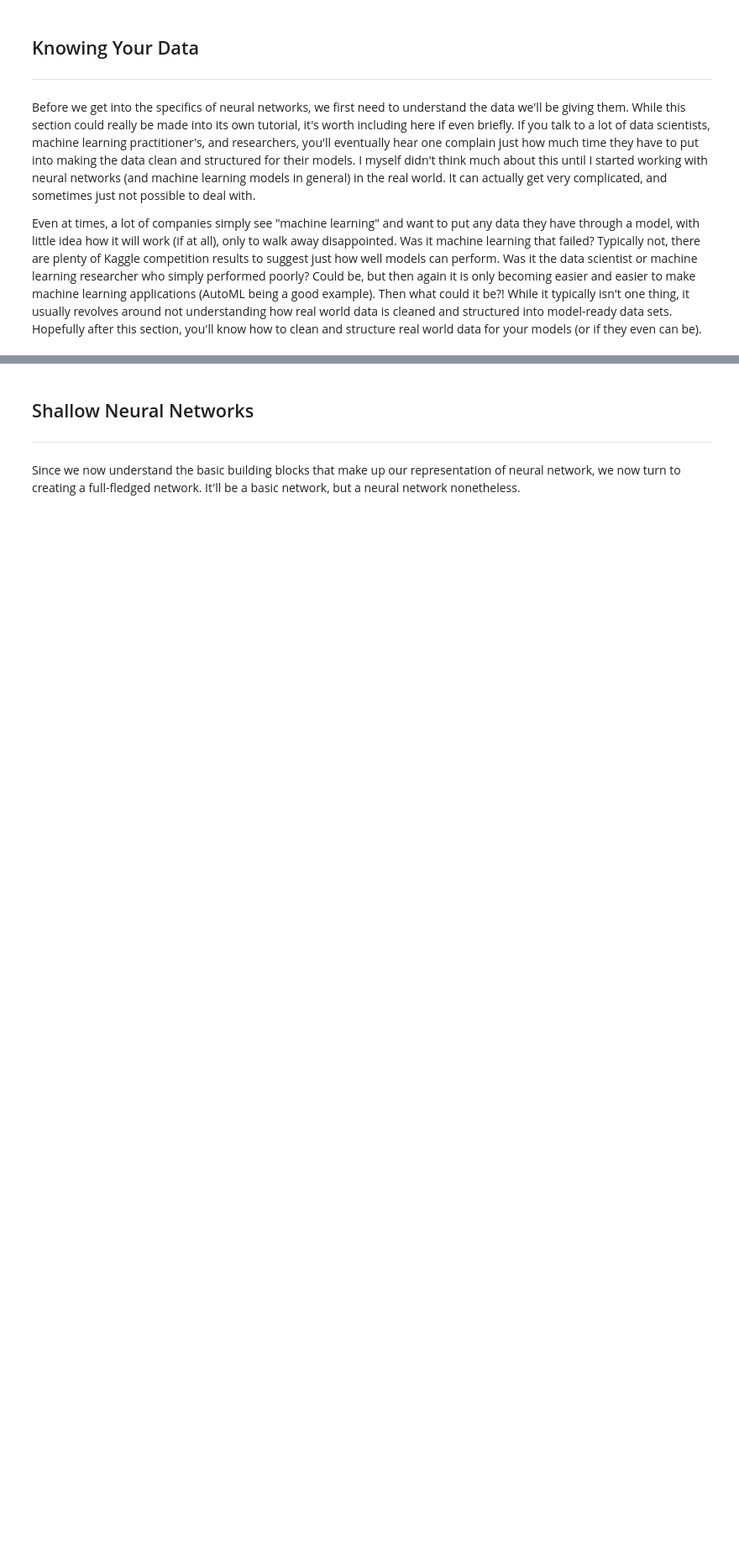
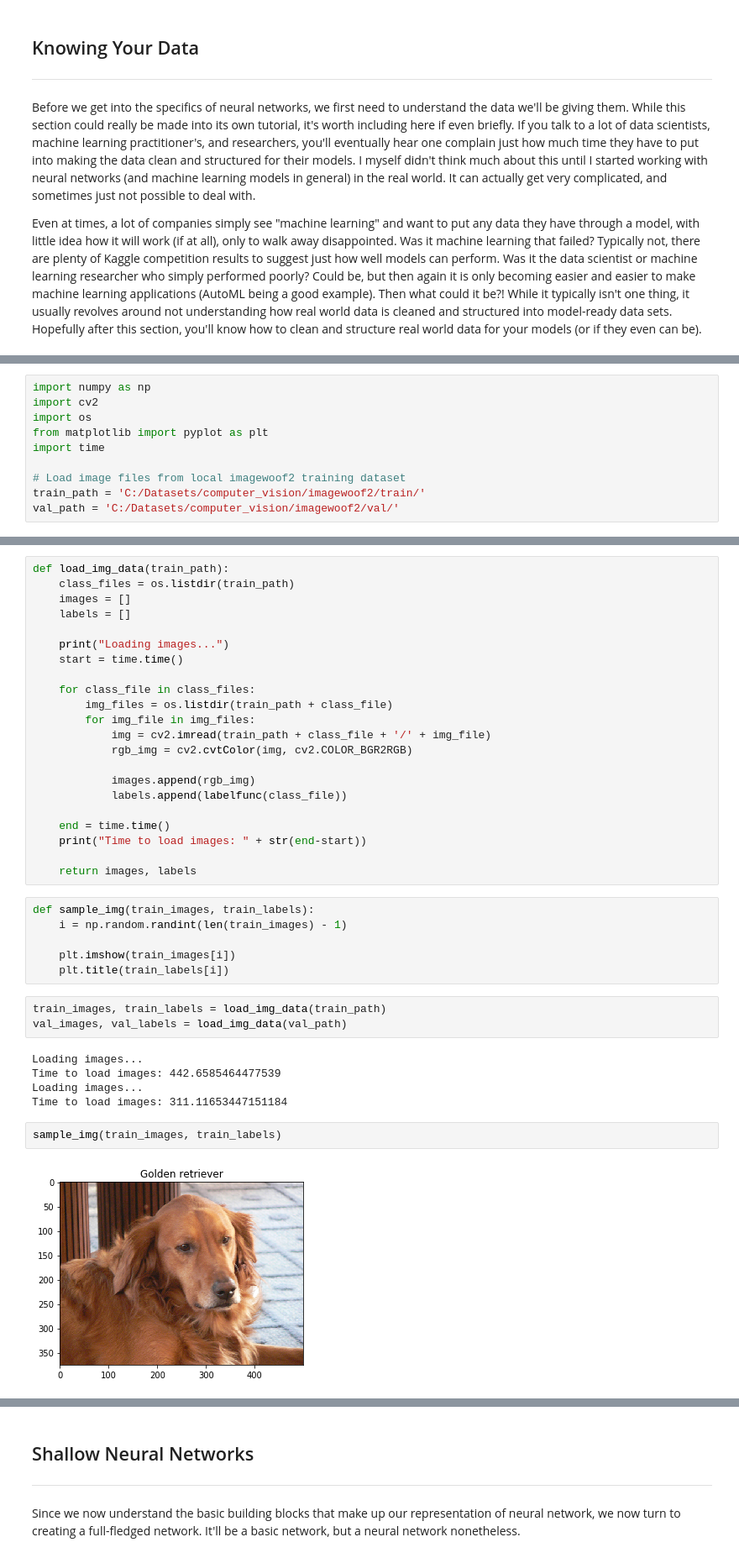
Before and after one commit to timatom/timatom.github.io, a Jupyter notebook: _coming_soon/2020-02-22-fundamentals-of-neural-networks.ipynb, the cells around one changed output, grey strips where cells are left out. Shown at 84% size. Cells and saved outputs as stored; diff of their text form; blank space fills up the shorter version.

Commit message:
included imagewoof2 data loading and processing code in tutorial

```diff
--- a/_coming_soon/2020-02-22-fundamentals-of-neural-networks.ipynb
+++ b/_coming_soon/2020-02-22-fundamentals-of-neural-networks.ipynb
@@ -146,0 +154,10 @@ Even at times, a lot of companies simply see "machine learning" and want to put
+# %%
+import numpy as np
+import cv2
+import os
+from matplotlib import pyplot as plt
+import time
+
+# Load image files from local imagewoof2 training dataset
+train_path = 'C:/Datasets/computer_vision/imagewoof2/train/'
+val_path = 'C:/Datasets/computer_vision/imagewoof2/val/'
@@ -147,3 +180,43 @@ Even at times, a lot of companies simply see "machine learning" and want to put
+# %%
+def load_img_data(train_path):
+    class_files = os.listdir(train_path)
+    images = []
+    labels = []
+
+    print("Loading images...")
+    start = time.time()
+
+    for class_file in class_files:
+        img_files = os.listdir(train_path + class_file)
+        for img_file in img_files:
+            img = cv2.imread(train_path + class_file + '/' + img_file)
+            rgb_img = cv2.cvtColor(img, cv2.COLOR_BGR2RGB)
+
+            images.append(rgb_img)
+            labels.append(labelfunc(class_file))
+
+    end = time.time()
+    print("Time to load images: " + str(end-start))
+
+    return images, labels
+# %%
+def sample_img(train_images, train_labels):
+    i = np.random.randint(len(train_images) - 1)
+
+    plt.imshow(train_images[i])
+    plt.title(train_labels[i])
+# %%
+train_images, train_labels = load_img_data(train_path)
+val_images, val_labels = load_img_data(val_path)
+# %% [output]
+Loading images...
+Time to load images: 442.6585464477539
+Loading images...
+Time to load images: 311.11653447151184
+# %%
+sample_img(train_images, train_labels)
+# %% [output]
+[figure, added]
 # %% [markdown]
 <a id = "structured-data-sets"></a>
 ### Real World Data to Structured Data Sets
```
Also changed, not shown: parts of 6 cells of this notebook.
